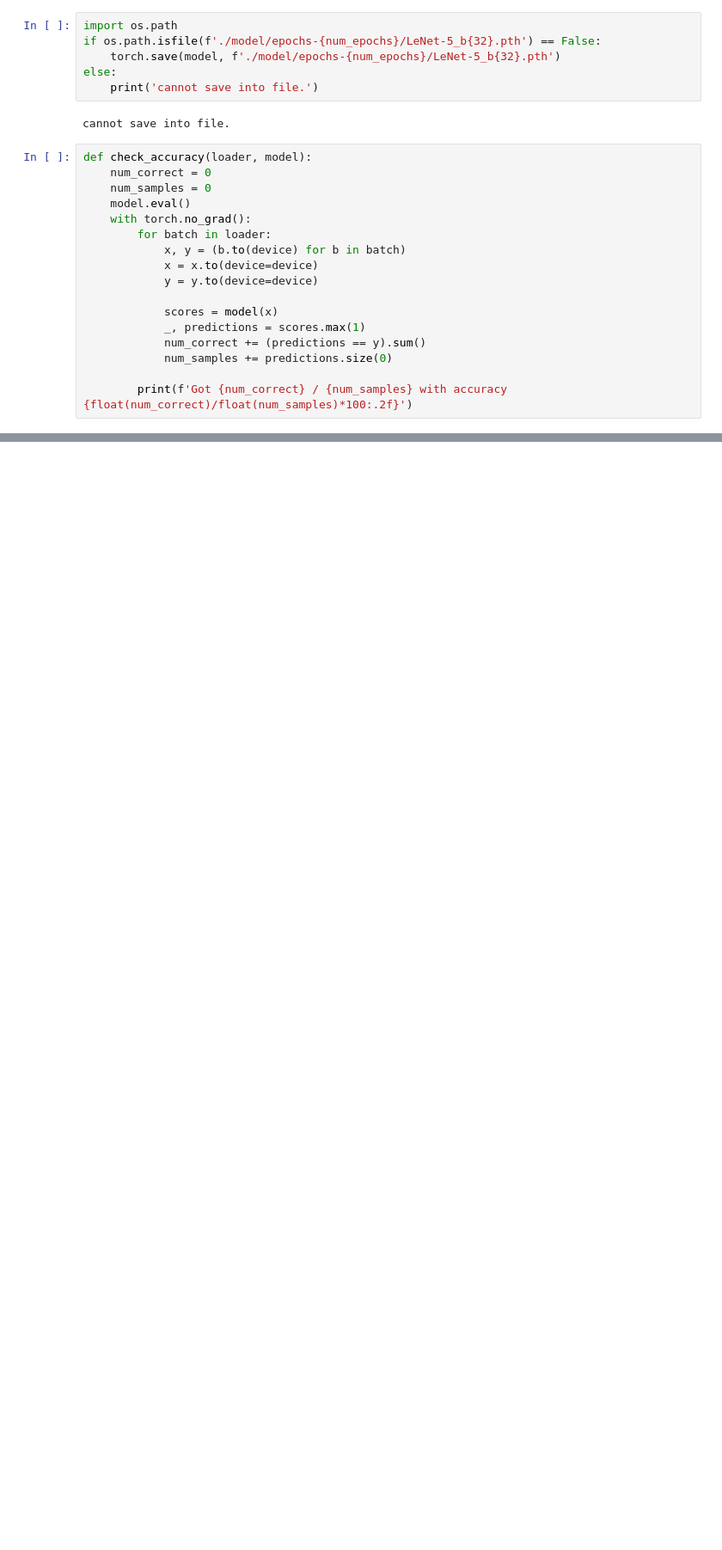
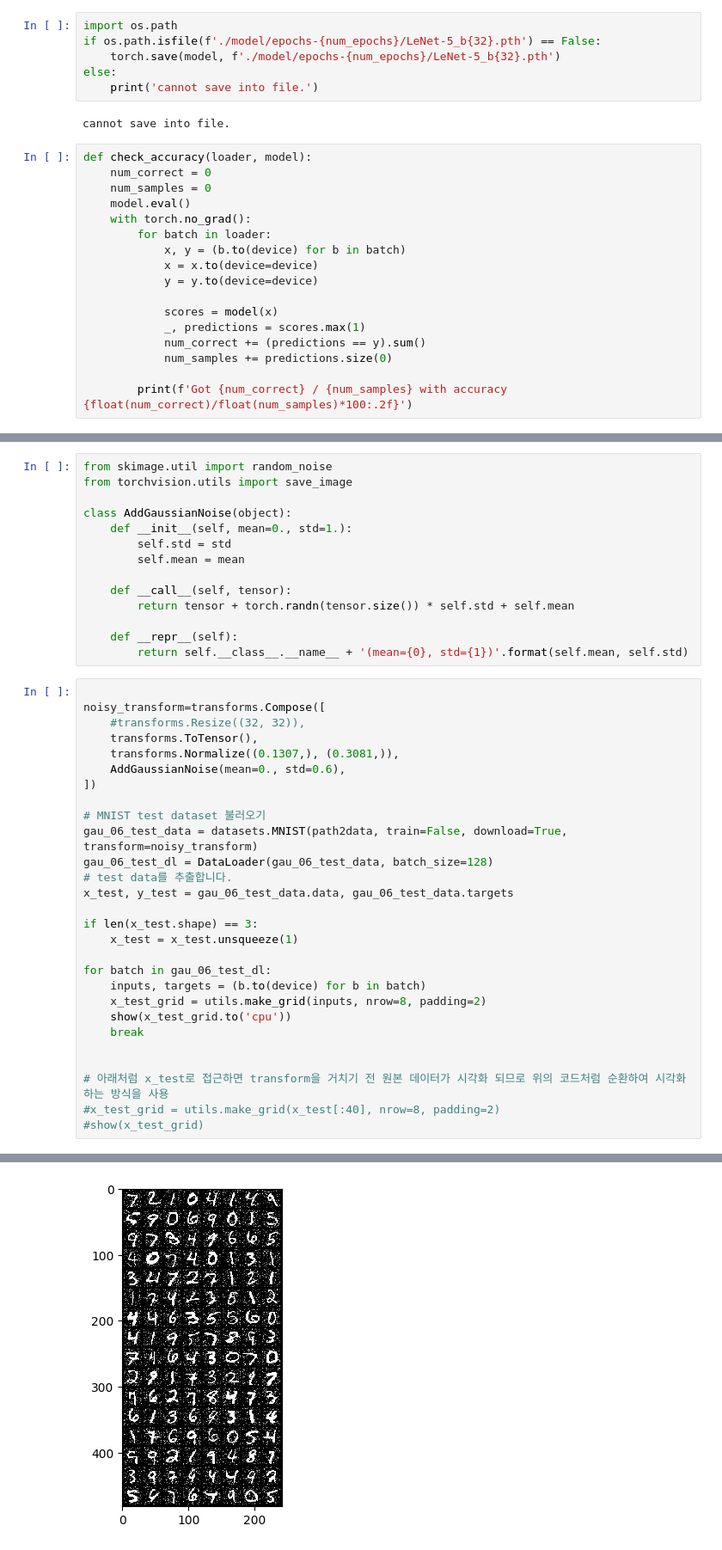
Before and after one commit to gjlee0802/ssu-deep-learning, a Jupyter notebook: LeNet5/LeNet-5.ipynb, the cells around one changed output, grey strips where cells are left out. Shown at 86% size. Drawn from its saved outputs; the diff is of its cells as text; blank space fills up the shorter version.

Commit message:
Update LeNet-5 (test gaussian noise)

```diff
--- a/LeNet5/LeNet-5.ipynb
+++ b/LeNet5/LeNet-5.ipynb
@@ -332,0 +333,43 @@ Got 9886 / 10000 with accuracy 98.86
+# %%
+from skimage.util import random_noise
+from torchvision.utils import save_image
+
+class AddGaussianNoise(object):
+    def __init__(self, mean=0., std=1.):
+        self.std = std
+        self.mean = mean
+
+    def __call__(self, tensor):
+        return tensor + torch.randn(tensor.size()) * self.std + self.mean
+
+    def __repr__(self):
+        return self.__class__.__name__ + '(mean={0}, std={1})'.format(self.mean, self.std)
+# %%
+
+noisy_transform=transforms.Compose([
+    #transforms.Resize((32, 32)),
+    transforms.ToTensor(),
+    transforms.Normalize((0.1307,), (0.3081,)),
+    AddGaussianNoise(mean=0., std=0.6),
+])
+
+# MNIST test dataset 불러오기
+gau_06_test_data = datasets.MNIST(path2data, train=False, download=True, transform=noisy_transform)
+gau_06_test_dl = DataLoader(gau_06_test_data, batch_size=128)
+# test data를 추출합니다.
+x_test, y_test = gau_06_test_data.data, gau_06_test_data.targets
+
+if len(x_test.shape) == 3:
+    x_test = x_test.unsqueeze(1)
+
+for batch in gau_06_test_dl:
+    inputs, targets = (b.to(device) for b in batch)
+    x_test_grid = utils.make_grid(inputs, nrow=8, padding=2)
+    show(x_test_grid.to('cpu'))
+    break
+
+
+# 아래처럼 x_test로 접근하면 transform을 거치기 전 원본 데이터가 시각화 되므로 위의 코드처럼 순환하여 시각화하는 방식을 사용
+#x_test_grid = utils.make_grid(x_test[:40], nrow=8, padding=2)
+#show(x_test_grid)
+# %% [output]
@@ -332,0 +377 @@ Got 9886 / 10000 with accuracy 98.86
+[figure, added]
```
Also changed, not shown: parts of 5 cells of this notebook, 2 other files.
